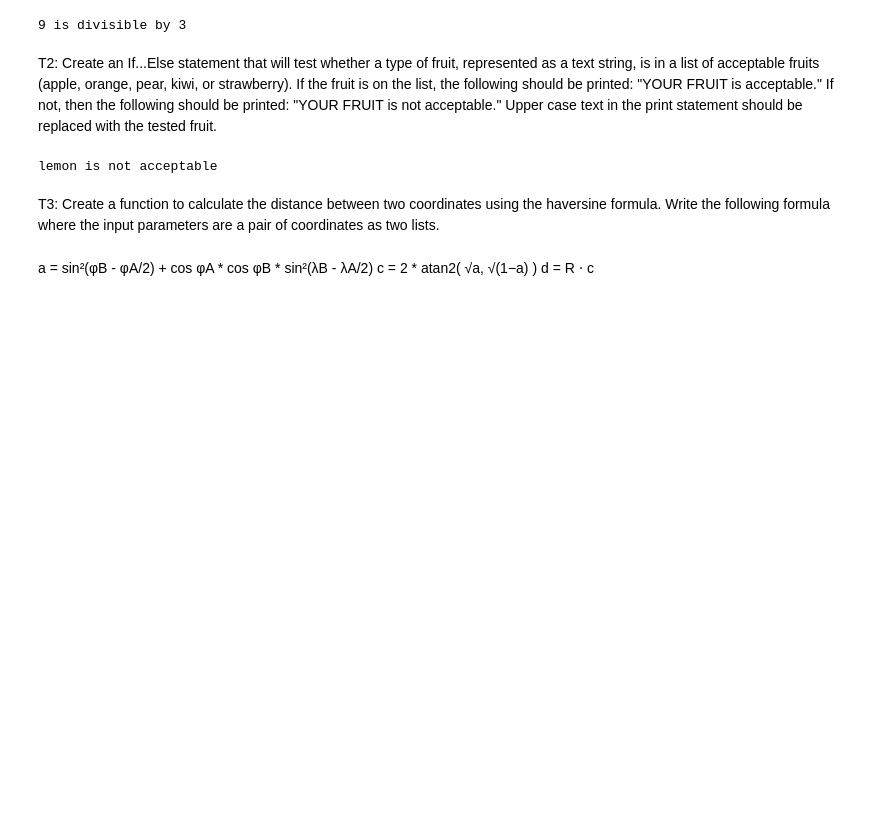
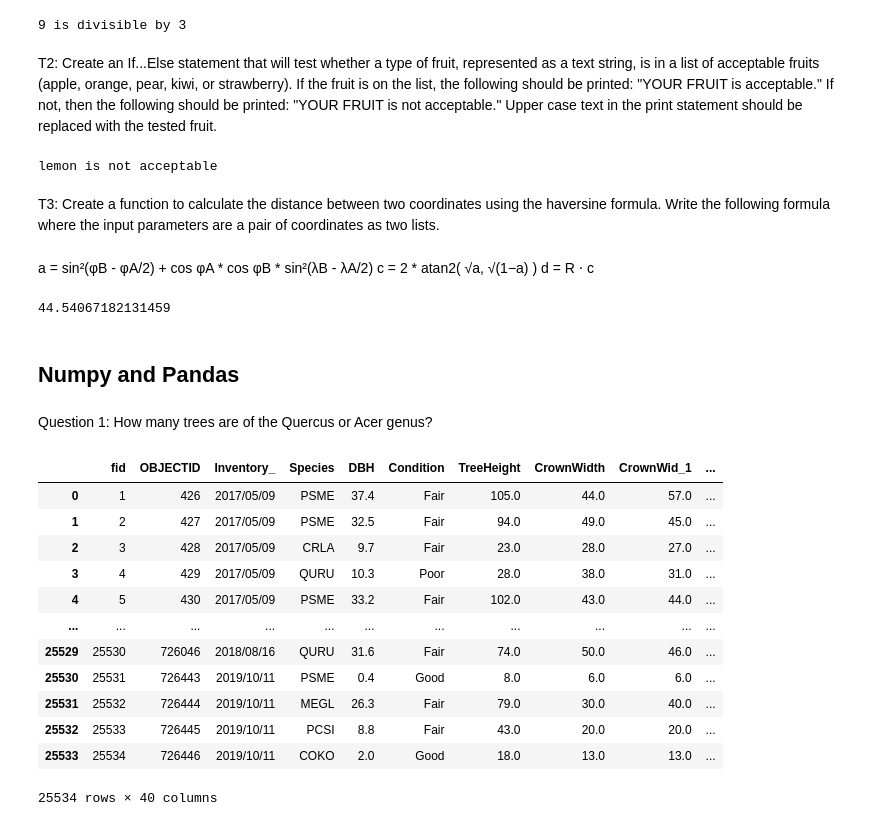
Before and after one commit to sanamak1/PY4SA23_Assignment, a Jupyter notebook: Assignment No 2_Sanam.ipynb, the cells around one changed output. Drawn from its saved outputs; the diff is of its cells as text; code cells hidden in the pictures; blank space fills up the shorter version.

Commit message:
exercises until trees questions

```diff
--- a/Assignment No 2_Sanam.ipynb
+++ b/Assignment No 2_Sanam.ipynb
@@ -40,4 +40,29 @@ a = sin²(φB - φA/2) + cos φA * cos φB * sin²(λB - λA/2)
 c = 2 * atan2( √a, √(1−a) )
 d = R ⋅ c
 # %%
-coord_A = (
+from math import radians, cos, sin, asin, sqrt
+
+def haversine(lat1, lon1, lat2, lon2):
+
+      R = 6371
+
+      dLat = radians(lat2 - lat1)
+      dLon = radians(lon2 - lon1)
+      lat1 = radians(lat1)
+      lat2 = radians(lat2)
+
+      a = sin(dLat/2)**2 + cos(lat1)*cos(lat2)*sin(dLon/2)**2
+      c = 2*asin(sqrt(a))
+
+      return R * c
+
+lon1 = -2.8
+lat1 = 56.3
+lon2 = -3.5
+lat2 = 56.4
+
+print(haversine(lat1, lon1, lat2, lon2))
+# %% [output]
+44.54067182131459
+# %% [markdown]
+## Numpy and Pandas
@@ -43,0 +72,20 @@ coord_A = (
+# %%
+df = pd.read_csv('Assignment 2 Data/portland_park_trees.csv')
+# %% [markdown]
+Question 1: How many trees are of the Quercus or Acer genus?
+# %%
+df
+# %% [output]
+|  | fid | OBJECTID | Inventory_ | Species | DBH | Condition | TreeHeight | CrownWidth | CrownWid_1 | ... |
+| 0 | 1 | 426 | 2017/05/09 | PSME | 37.4 | Fair | 105.0 | 44.0 | 57.0 | ... |
+| 1 | 2 | 427 | 2017/05/09 | PSME | 32.5 | Fair | 94.0 | 49.0 | 45.0 | ... |
+| 2 | 3 | 428 | 2017/05/09 | CRLA | 9.7 | Fair | 23.0 | 28.0 | 27.0 | ... |
+| 3 | 4 | 429 | 2017/05/09 | QURU | 10.3 | Poor | 28.0 | 38.0 | 31.0 | ... |
+| 4 | 5 | 430 | 2017/05/09 | PSME | 33.2 | Fair | 102.0 | 43.0 | 44.0 | ... |
+| ... | ... | ... | ... | ... | ... | ... | ... | ... | ... | ... |
+| 25529 | 25530 | 726046 | 2018/08/16 | QURU | 31.6 | Fair | 74.0 | 50.0 | 46.0 | ... |
+| 25530 | 25531 | 726443 | 2019/10/11 | PSME | 0.4 | Good | 8.0 | 6.0 | 6.0 | ... |
+| 25531 | 25532 | 726444 | 2019/10/11 | MEGL | 26.3 | Fair | 79.0 | 30.0 | 40.0 | ... |
+| 25532 | 25533 | 726445 | 2019/10/11 | PCSI | 8.8 | Fair | 43.0 | 20.0 | 20.0 | ... |
+| 25533 | 25534 | 726446 | 2019/10/11 | COKO | 2.0 | Good | 18.0 | 13.0 | 13.0 | ... |
+25534 rows × 40 columns
```
Also changed, not shown: parts of 6 cells of this notebook, 8 other files.
